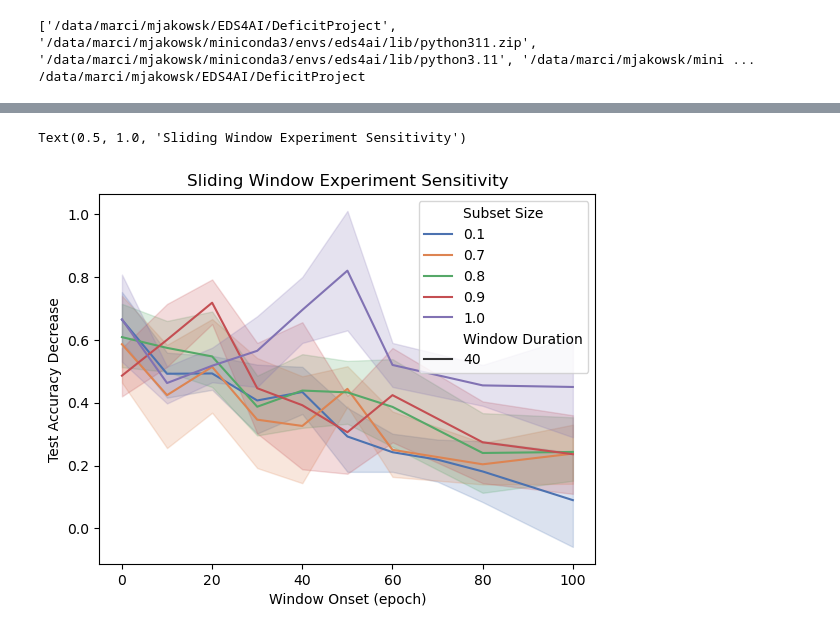
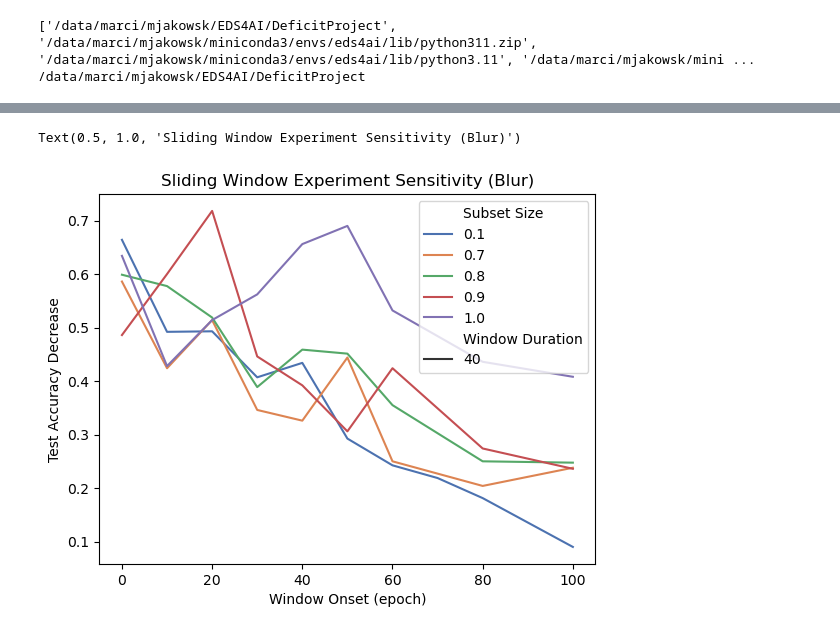
Before and after one commit to MARCI-UTK/EDS4AI, a Jupyter notebook: DeficitProject/studies/sliding_window/blur_sub_vis.ipynb, the cells around one changed output, grey strips where cells are left out. Saved outputs shown, nothing was run; the diff lists cells and outputs as text; code cells hidden in the pictures.

```diff
--- a/DeficitProject/studies/sliding_window/blur_sub_vis.ipynb
+++ b/DeficitProject/studies/sliding_window/blur_sub_vis.ipynb
@@ -106,16 +106,16 @@ df["n_for_avg"] = (
 # %%
 
 #filt = (df["Window Duration"] == 40)  & (df["Post Epochs"] >= 250) & (df["Window Onset (epoch)"] <= 40)
 #filt = (df["Window Duration"] == 40)  & ( (df["Total Duration"] == 300) | (df["Total Duration"] ==  250))
 s = sns.lineplot(data=df, x='Window Onset (epoch)',
                  y='Test Accuracy Decrease', hue='Subset Size', style="Window Duration",
-                 palette="deep", )
-                 #palette="deep", errorbar=None)
+                 #palette="deep", )
+                 palette="deep", errorbar=None)
                  #y='n_for_avg', hue='Type', style="Window Duration", marker='o')
-s.set_title("Sliding Window Experiment Sensitivity")
+s.set_title("Sliding Window Experiment Sensitivity (Blur)")
 # %% [output]
-Text(0.5, 1.0, 'Sliding Window Experiment Sensitivity')
+Text(0.5, 1.0, 'Sliding Window Experiment Sensitivity (Blur)')
-[figure, old version]
+[figure, new version]
 # %%
 
 #s = sns.lineplot(data=df, x='Window Onset (epoch)',
```
Also changed, not shown: parts of 2 cells of this notebook, 12 other files.
